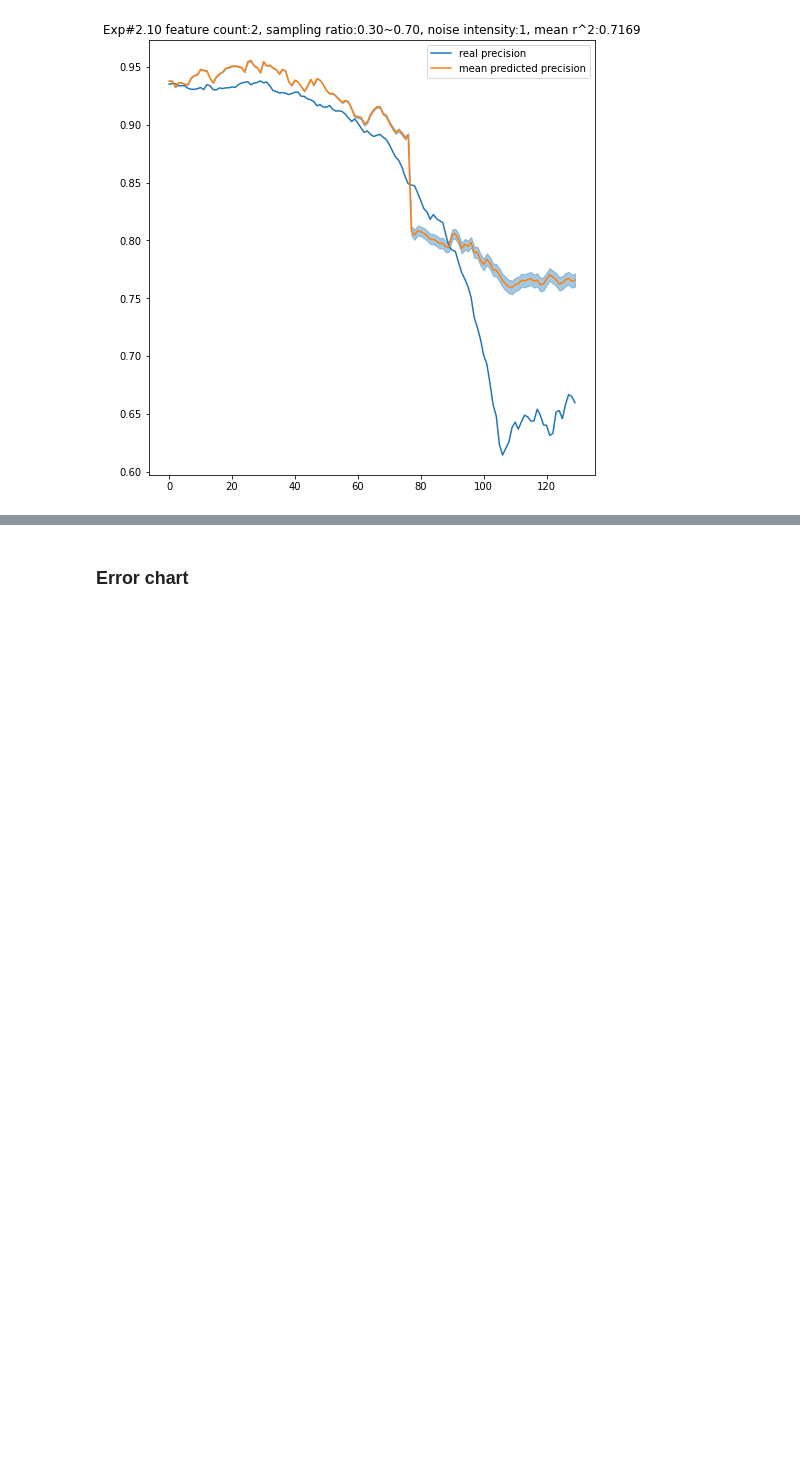
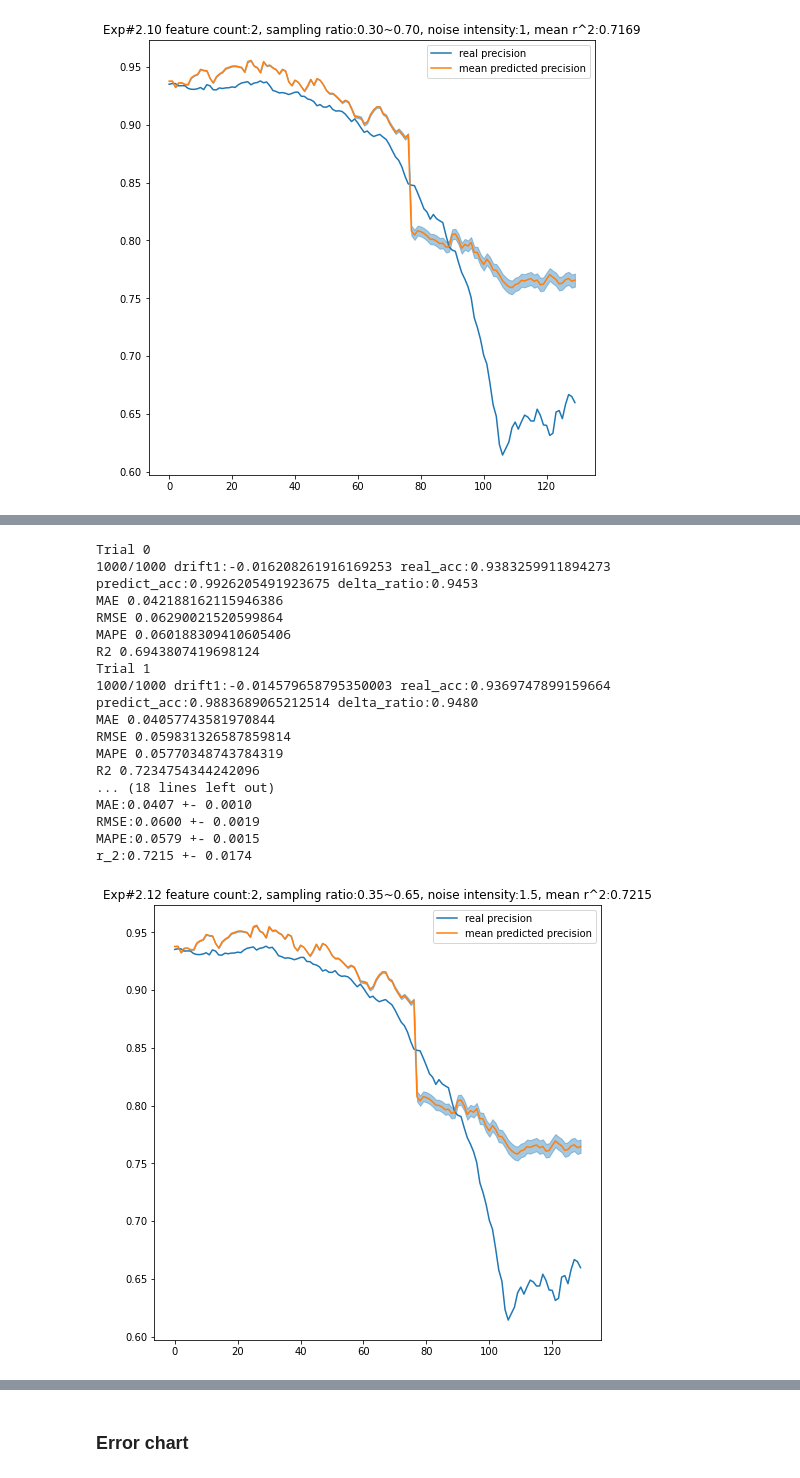
Before and after one commit to dolmani38/drift, a Jupyter notebook: Concept drift에 의한 모델의 성능 추정 방법_0910.ipynb, the cells around one changed output, grey strips where cells are left out. Drawn from its saved outputs; the diff is of its cells as text; code cells hidden in the pictures; blank space fills up the shorter version.

```diff
--- a/Concept drift에 의한 모델의 성능 추정 방법_0910.ipynb
+++ b/Concept drift에 의한 모델의 성능 추정 방법_0910.ipynb
@@ -3744,3 +3744,77 @@ r_2:0.7190 +- 0.0198
+# %%
+seed_everything()
+
+Exp = '2.12'
+top = 2
+samplingsigma=0.65
+permutaionsigma=1.5
+
+df3 = {}
+result_data = {}
+result_data['MAE'] = []
+result_data['RMSE'] = []
+result_data['MAPE'] = []
+result_data['r_2'] = []
+#result_dfs = []
+experimant_count = 5
+for trial in range(experimant_count):
+    print(f'Trial {trial}')
+
+    mpp1 = MPP(cat.predict,COLUMNS, cat.feature_importances_,y_ref,x_ref,y_inf,x_inf,scaler=None,verbose=False)
+    metric_b,metric_c,drift_data_ks_stats,drift_data_ks_pvals_diff,length = mpp1.drift_sampling(sampling_sigma=samplingsigma,permutaion_sigma=permutaionsigma,epoch = 1000,TOP=top)
+    mpp1.build_performance_model(metric_b,drift_data_ks_stats,drift_data_ks_pvals_diff)
+    mdr,dist_ratio = mpp1.getMDR()
+    df2 = mpp1.predict_precision_for_PPM(y_test2.values,X_test2.values,mdr,dist_ratio,window_size = length,step = 500)
+    MAE,RMSE,MAPE,r_2 = mpp1.result_statistics(df2)
+    result_data['MAE'].append(MAE)
+    result_data['RMSE'].append(RMSE)
+    result_data['MAPE'].append(MAPE)
+    result_data['r_2'].append(r_2)
+    #result_dfs.append(df2)
+    df3['real precision'] = df2['The precision of the model on real data'].values
+    df3[f'predicted precision {trial}'] = df2['Predicted precision'].values
+    #df2.plot(title=f'Exp#{Exp}-{trial} feature count:{top}, sampling ratio:{1-samplingsigma:.2f}~{samplingsigma:.2f}, noise intensity:{permutaionsigma}, R^2:{r_2:.4f}', figsize=(8,8))
+    #plt.show()
+
+for key, value in result_data.items():
+    mean = np.mean(value)
+    error_rate = 1.96 * np.std(value) / math.sqrt(experimant_count)
+    print(f'{key}:{mean:.4f} +- {error_rate:.4f}')
+
+df4 = pd.DataFrame(df3)
+colums = []
+for trial in range(experimant_count):
+    colums.append(f'predicted precision {trial}')
+
+df4['max predicted precision'] = df4[colums].max(axis=1)
+df4['mean predicted precision'] = df4[colums].mean(axis=1)
+df4['min predicted precision'] = df4[colums].min(axis=1)
+
+erdic["Exp#"+str(Exp)] = abs(df4['real precision'] - df4['mean predicted precision']).values
+
+mean_r_2 = np.mean(result_data['r_2'])
+df4[['real precision','mean predicted precision']].plot(title=f'Exp#{Exp} feature count:{top}, sampling ratio:{1-samplingsigma:.2f}~{samplingsigma:.2f}, noise intensity:{permutaionsigma}, mean r^2:{mean_r_2:.4f}', figsize=(8,8))
+plt.fill_between(df4.index, df4['max predicted precision'].values, df4['min predicted precision'].values, alpha=0.40, color='tab:blue')
+plt.show()
+# %% [output]
+Trial 0
+1000/1000 drift1:-0.016208261916169253 real_acc:0.9383259911894273 predict_acc:0.9926205491923675 delta_ratio:0.9453
+MAE 0.042188162115946386
+RMSE 0.06290021520599864
+MAPE 0.060188309410605406
+R2 0.6943807419698124
+Trial 1
+1000/1000 drift1:-0.014579658795350003 real_acc:0.9369747899159664 predict_acc:0.9883689065212514 delta_ratio:0.9480
+MAE 0.04057743581970844
+RMSE 0.059831326587859814
+MAPE 0.05770348743784319
+R2 0.7234754344242096
+... (18 lines left out)
+MAE:0.0407 +- 0.0010
+RMSE:0.0600 +- 0.0019
+MAPE:0.0579 +- 0.0015
+r_2:0.7215 +- 0.0174
+[figure, added]
 # %%
 seed_everything()
 
```
Also changed, not shown: parts of 7 cells of this notebook.
